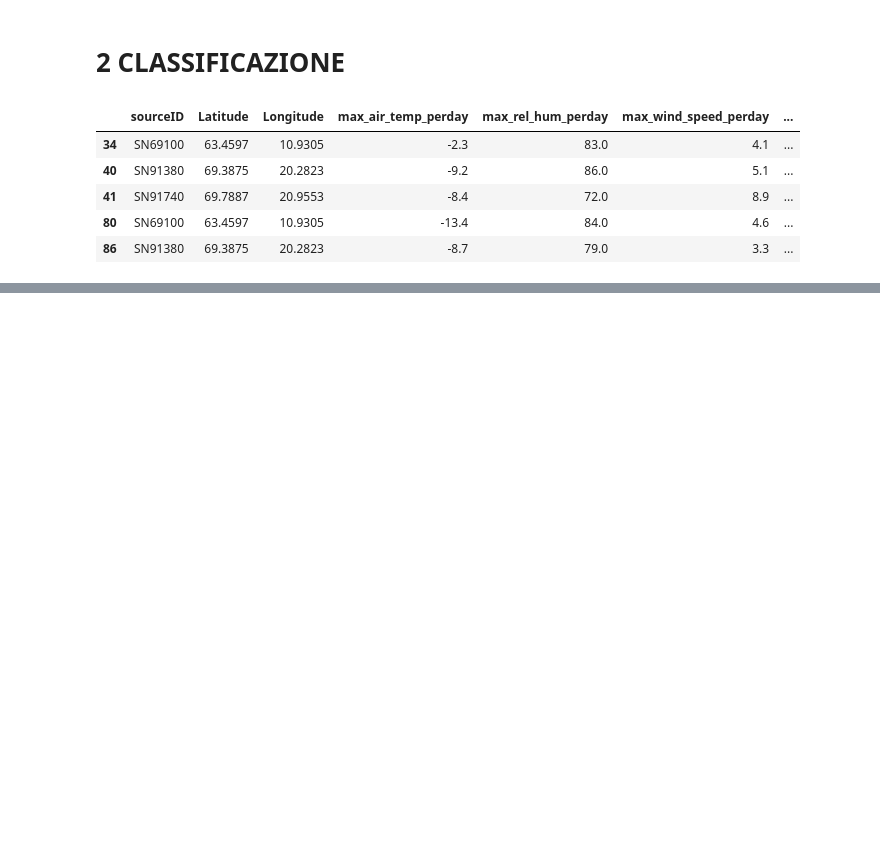
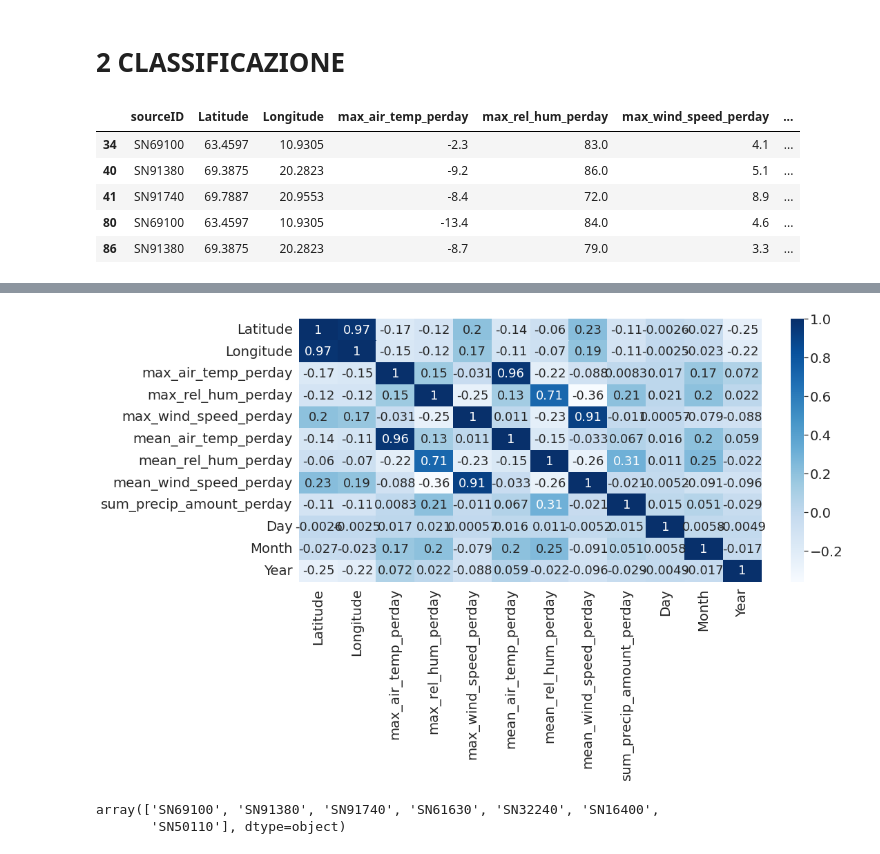
Before and after one commit to Badar97/Progetto_DataScience, a Jupyter notebook: Classificazione.ipynb, the cells around one changed output, grey strips where cells are left out. Cells and saved outputs as stored; diff of their text form; code cells hidden in the pictures; blank space fills up the shorter version.

```diff
--- a/Classificazione.ipynb
+++ b/Classificazione.ipynb
@@ -48,9 +48,9 @@ newname = {'sourceId': 'sourceID', 'latitude': 'Latitude', 'longtitude': 'Longit
            'sum(precipitation_amount P1D)': 'sum_precip_amount_perday', 'day': 'Day', 'month': 'Month', 'year': 'Year'}
 meteo.rename(columns=newname, inplace=True)
 
-cols=['Year', 'Month', 'Day']
-meteo['Date'] = meteo[cols].apply(lambda x: '-'.join(x.values.astype(str)), axis="columns")
-meteo['Date']=pd.to_datetime(meteo['Date'])
+#cols=['Year', 'Month', 'Day']
+#meteo['Date'] = meteo[cols].apply(lambda x: '-'.join(x.values.astype(str)), axis="columns")
+#meteo['Date']=pd.to_datetime(meteo['Date'])
 
 meteo.head()
 # %% [output]
@@ -60,3 +60,13 @@ meteo.head()
 | 41 | SN91740 | 69.7887 | 20.9553 | -8.4 | 72.0 | 8.9 | ... |
 | 80 | SN69100 | 63.4597 | 10.9305 | -13.4 | 84.0 | 4.6 | ... |
 | 86 | SN91380 | 69.3875 | 20.2823 | -8.7 | 79.0 | 3.3 | ... |
+# %%
+names = meteo.columns
+scaler = MinMaxScaler()
+col_toScale = ['max_air_temp_perday', 'max_rel_hum_perday',
+              'max_wind_speed_perday', 'mean_air_temp_perday',
+              'mean_rel_hum_perday', 'mean_wind_speed_perday',
+              'sum_precip_amount_perday']
+scaled_d = scaler.fit_transform(meteo[col_toScale])
+meteo[col_toScale] = scaled_d
+meteo.head()
@@ -62,0 +80,5 @@ meteo.head()
+# %%
+plt.figure(figsize=(15,7))
+ax = sns.heatmap(meteo[meteo.columns].corr(),cmap="Blues",annot=True,annot_kws={"size": 18})
+# %% [output]
+[figure, added]
@@ -62,0 +98,5 @@ meteo.head()
+# %%
+meteo.sourceID.unique()
+# %% [output]
+array(['SN69100', 'SN91380', 'SN91740', 'SN61630', 'SN32240', 'SN16400',
+       'SN50110'], dtype=object)
```
Also changed, not shown: parts of 6 cells of this notebook.
